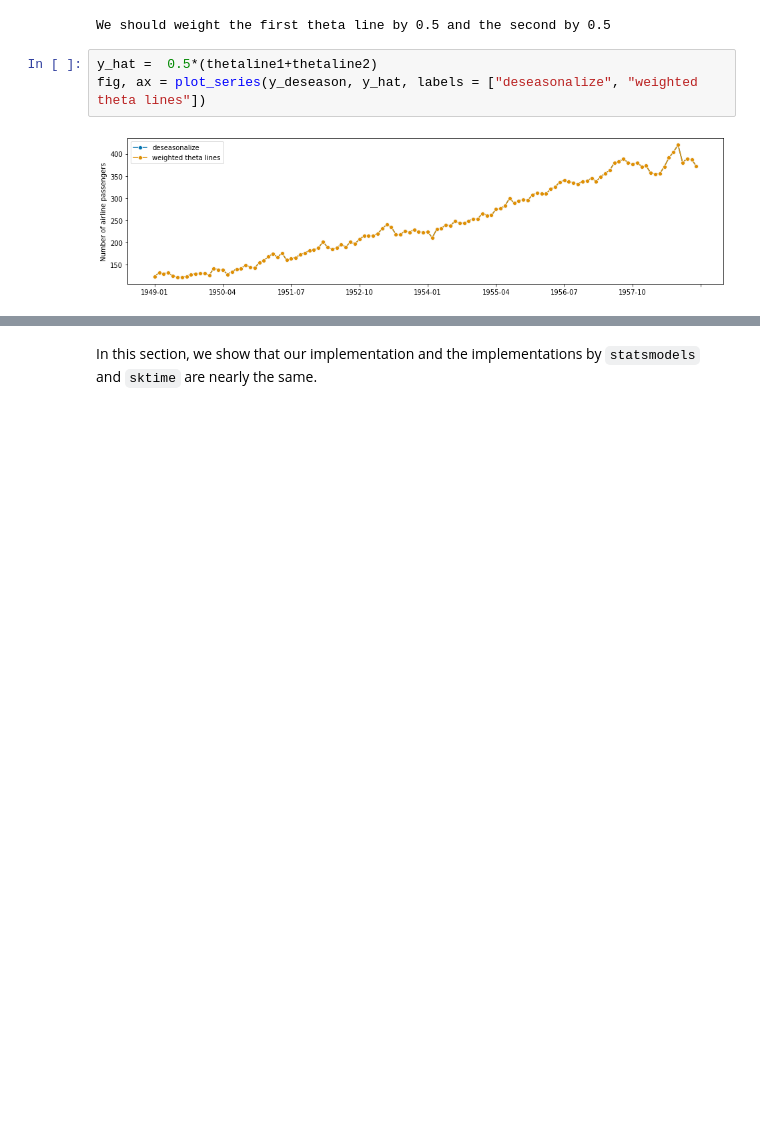
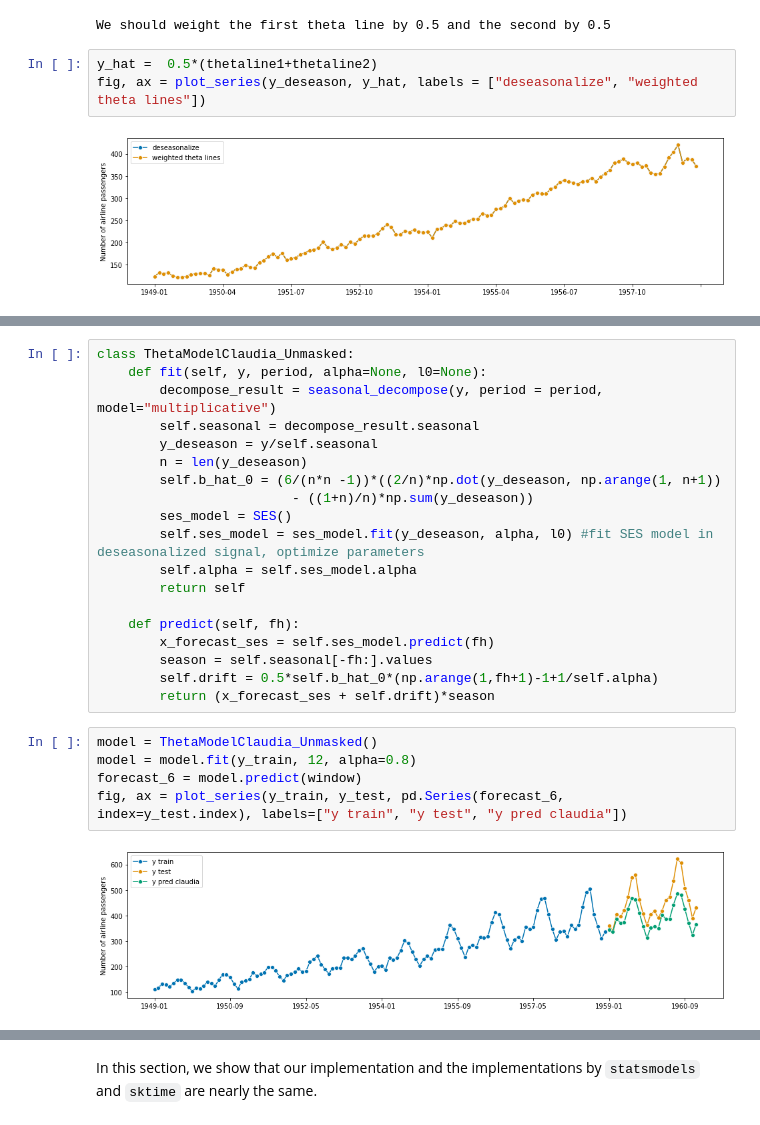
Before and after one commit to claudia-hm/datascience-explained, a Jupyter notebook: time-series/Theta Model.ipynb, the cells around one changed output, grey strips where cells are left out. Drawn from its saved outputs; the diff is of its cells as text; blank space fills up the shorter version.

```diff
--- a/time-series/Theta Model.ipynb
+++ b/time-series/Theta Model.ipynb
@@ -294,0 +389,26 @@ fig, ax = plot_series(y_deseason, y_hat, labels = ["deseasonalize", "weighted th
+# %%
+class ThetaModelClaudia_Unmasked:
+    def fit(self, y, period, alpha=None, l0=None):
+        decompose_result = seasonal_decompose(y, period = period, model="multiplicative")
+        self.seasonal = decompose_result.seasonal
+        y_deseason = y/self.seasonal
+        n = len(y_deseason)
+        self.b_hat_0 = (6/(n*n -1))*((2/n)*np.dot(y_deseason, np.arange(1, n+1))
+                         - ((1+n)/n)*np.sum(y_deseason))
+        ses_model = SES()
+        self.ses_model = ses_model.fit(y_deseason, alpha, l0) #fit SES model in deseasonalized signal, optimize parameters
+        self.alpha = self.ses_model.alpha
+        return self
+
+    def predict(self, fh):
+        x_forecast_ses = self.ses_model.predict(fh)
+        season = self.seasonal[-fh:].values
+        self.drift = 0.5*self.b_hat_0*(np.arange(1,fh+1)-1+1/self.alpha)
+        return (x_forecast_ses + self.drift)*season
+# %%
+model = ThetaModelClaudia_Unmasked()
+model = model.fit(y_train, 12, alpha=0.8)
+forecast_6 = model.predict(window)
+fig, ax = plot_series(y_train, y_test, pd.Series(forecast_6, index=y_test.index), labels=["y train", "y test", "y pred claudia"])
+# %% [output]
+[figure, added]
```
Also changed, not shown: parts of 17 cells of this notebook.
